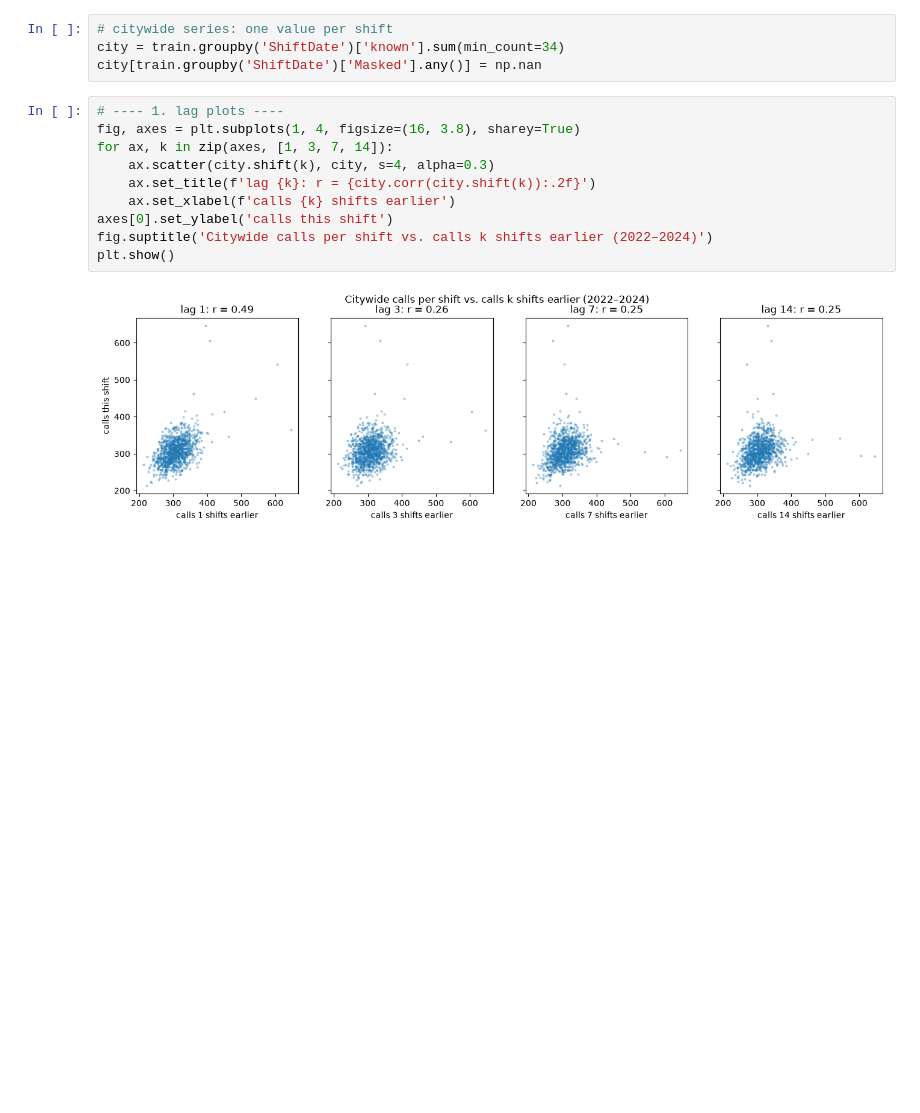
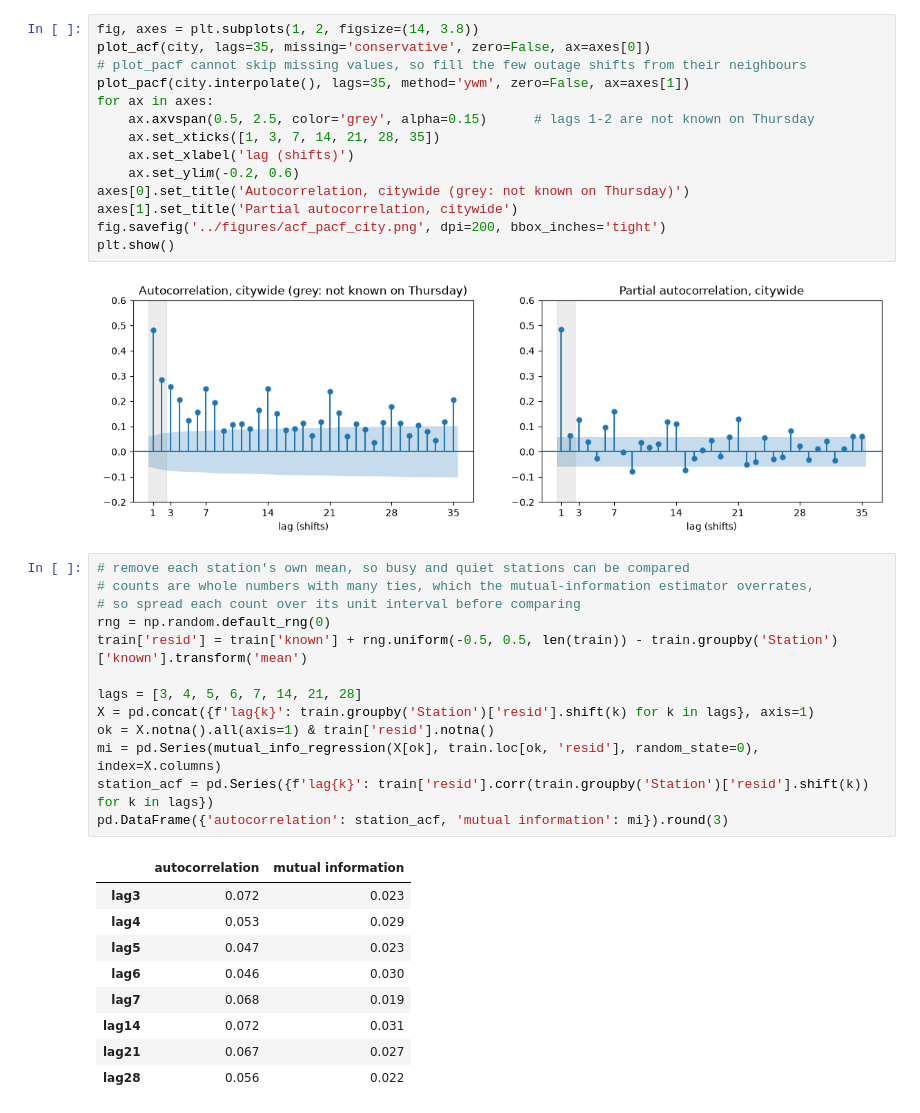
Before and after one commit to ShirleyFang/CallCast-Seattle, a Jupyter notebook: notebooks/lag_analysis.ipynb, the cells around one changed output. Saved outputs shown, nothing was run; the diff lists cells and outputs as text; blank space fills up the shorter version.

```diff
--- a/notebooks/lag_analysis.ipynb
+++ b/notebooks/lag_analysis.ipynb
@@ -12,16 +37,39 @@ train = df[df['ShiftDate'].dt.year <= 2024].copy()
 # %%
-# citywide series: one value per shift
-city = train.groupby('ShiftDate')['known'].sum(min_count=34)
-city[train.groupby('ShiftDate')['Masked'].any()] = np.nan
+fig, axes = plt.subplots(1, 2, figsize=(14, 3.8))
+plot_acf(city, lags=35, missing='conservative', zero=False, ax=axes[0])
+# plot_pacf cannot skip missing values, so fill the few outage shifts from their neighbours
+plot_pacf(city.interpolate(), lags=35, method='ywm', zero=False, ax=axes[1])
+for ax in axes:
+    ax.axvspan(0.5, 2.5, color='grey', alpha=0.15)      # lags 1-2 are not known on Thursday
+    ax.set_xticks([1, 3, 7, 14, 21, 28, 35])
+    ax.set_xlabel('lag (shifts)')
+    ax.set_ylim(-0.2, 0.6)
+axes[0].set_title('Autocorrelation, citywide (grey: not known on Thursday)')
+axes[1].set_title('Partial autocorrelation, citywide')
+fig.savefig('../figures/acf_pacf_city.png', dpi=200, bbox_inches='tight')
+plt.show()
+# %% [output]
+[figure, added]
 # %%
-# ---- 1. lag plots ----
-fig, axes = plt.subplots(1, 4, figsize=(16, 3.8), sharey=True)
-for ax, k in zip(axes, [1, 3, 7, 14]):
-    ax.scatter(city.shift(k), city, s=4, alpha=0.3)
-    ax.set_title(f'lag {k}: r = {city.corr(city.shift(k)):.2f}')
-    ax.set_xlabel(f'calls {k} shifts earlier')
-axes[0].set_ylabel('calls this shift')
-fig.suptitle('Citywide calls per shift vs. calls k shifts earlier (2022–2024)')
-plt.show()
+# remove each station's own mean, so busy and quiet stations can be compared
+# counts are whole numbers with many ties, which the mutual-information estimator overrates,
+# so spread each count over its unit interval before comparing
+rng = np.random.default_rng(0)
+train['resid'] = train['known'] + rng.uniform(-0.5, 0.5, len(train)) - train.groupby('Station')['known'].transform('mean')
+
+lags = [3, 4, 5, 6, 7, 14, 21, 28]
+X = pd.concat({f'lag{k}': train.groupby('Station')['resid'].shift(k) for k in lags}, axis=1)
+ok = X.notna().all(axis=1) & train['resid'].notna()
+mi = pd.Series(mutual_info_regression(X[ok], train.loc[ok, 'resid'], random_state=0), index=X.columns)
+station_acf = pd.Series({f'lag{k}': train['resid'].corr(train.groupby('Station')['resid'].shift(k)) for k in lags})
+pd.DataFrame({'autocorrelation': station_acf, 'mutual information': mi}).round(3)
 # %% [output]
-[figure, removed]
+|  | autocorrelation | mutual information |
+| lag3 | 0.072 | 0.023 |
+| lag4 | 0.053 | 0.029 |
+| lag5 | 0.047 | 0.023 |
+| lag6 | 0.046 | 0.030 |
+| lag7 | 0.068 | 0.019 |
+| lag14 | 0.072 | 0.031 |
+| lag21 | 0.067 | 0.027 |
+| lag28 | 0.056 | 0.022 |
```
Also changed, not shown: parts of 6 cells of this notebook, 4 other files.
